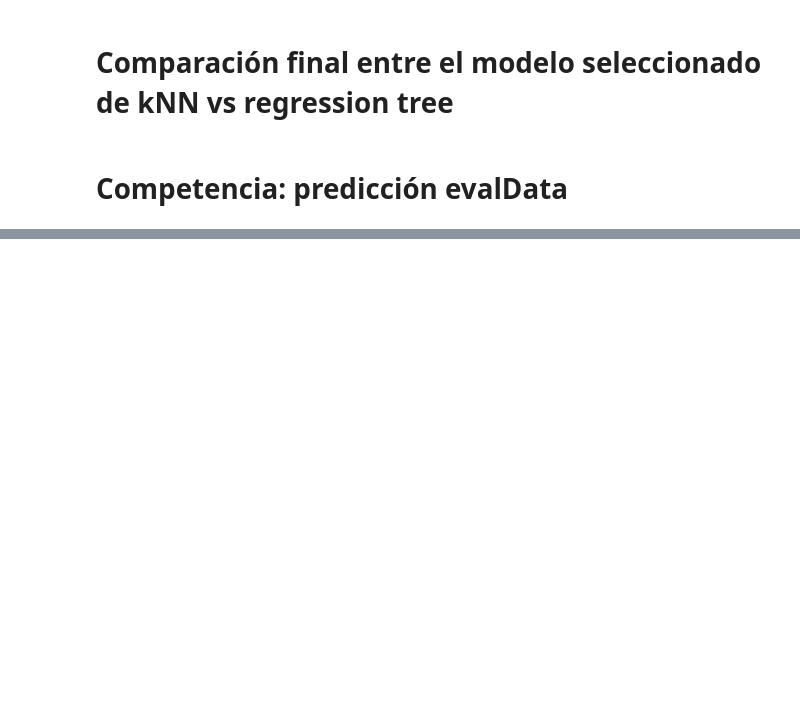
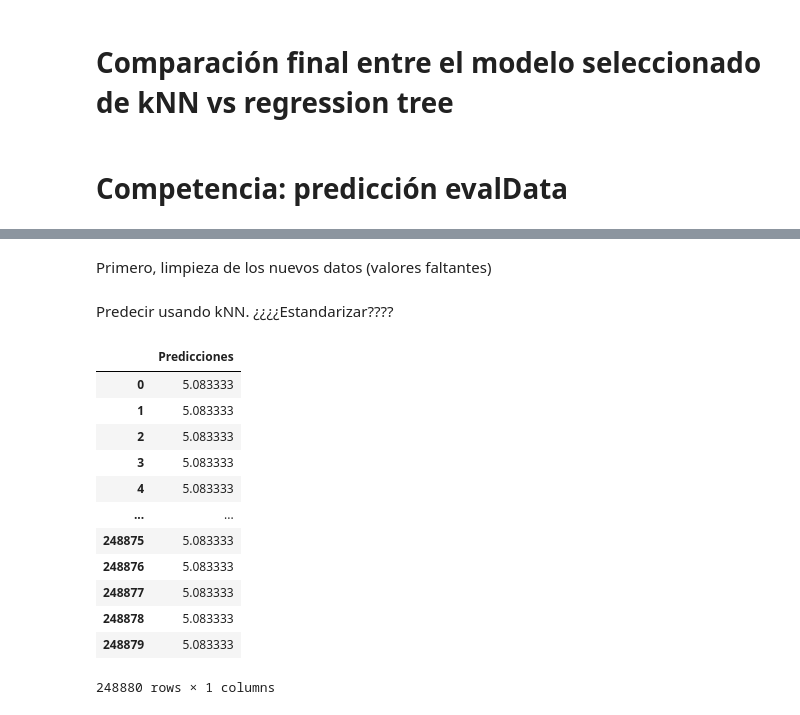
Before and after one commit to anitalittle/tarea2, a Jupyter notebook: tarea2_probando.ipynb, the cells around one changed output, grey strips where cells are left out. Drawn from its saved outputs; the diff is of its cells as text; code cells hidden in the pictures; blank space fills up the shorter version.

Commit message:
con predicciones-revisar predic knn

```diff
--- a/tarea2_probando.ipynb
+++ b/tarea2_probando.ipynb
@@ -743,0 +774,59 @@ df_test = pd.read_csv('evalData.csv')
+# %% [markdown]
+Primero, limpieza de los nuevos datos (valores faltantes)
+# %%
+import pandas as pd
+# Transformación para date:
+df_test['date'] = pd.to_datetime(df_test['date'])
+df_test['month'] = df_test['date'].dt.month
+df_test = df_test.drop(columns='date')
+
+# Transformación para departure_time:
+df_test['departure_time'] = pd.to_datetime(df_test['departure_time'], errors='coerce')  # Transformación y manejo de NaT
+# Extrae solo la hora de inicio (hh) y reemplaza NaT con un -1 por mientras
+df_test['departure_time'] = df_test['departure_time'].apply(lambda x: x.hour if not pd.isna(x) else -1)
+
+# Calcula la mediana de las horas de inicio (ignorando los valores -1)
+median_departure_time = df_test['departure_time'][df_test['departure_time'] != -1].median()
+
+# Imputa los valores -1 en 'departure_time' con la mediana
+df_test['departure_time'].replace(-1, median_departure_time, inplace=True)
+# %% [markdown]
+Predecir usando kNN.
+¿¿¿¿Estandarizar????
+# %%
+selected_features_knn = ['fligth_number', 'distance', 'departure_time']#, 'capacity', 'pax_low', 'revenues_usd', 'pax_midlow', 'int_cnx', 'p2p', 'month']
+
+X = df_train[selected_features_knn]
+y = df_train['noshow']
+knn_reg.fit(X, y)
+
+X_test = df_test[selected_features_knn]
+
+from sklearn.preprocessing import StandardScaler
+scaler = StandardScaler()
+
+X_test_est = scaler.fit_transform(X_test)
+
+predicciones_knn = knn_reg.predict(X_test_est)
+
+import pandas as pd
+predicciones_knn_df = pd.DataFrame(({'Predicciones': predicciones_knn}))
+predicciones_knn_df.to_csv('predicciones_knn.csv', index=False)
+
+predicciones_knn_df
+
+# NO SE POR QUÉ CUANDO ESTANDARIZO KNN HACE TODAS LAS PREDICCIONES IGUALES, PERO SI NO ESTANDARIZO NO
+# %% [output]
+|  | Predicciones |
+| 0 | 5.083333 |
+| 1 | 5.083333 |
+| 2 | 5.083333 |
+| 3 | 5.083333 |
+| 4 | 5.083333 |
+| ... | ... |
+| 248875 | 5.083333 |
+| 248876 | 5.083333 |
+| 248877 | 5.083333 |
+| 248878 | 5.083333 |
+| 248879 | 5.083333 |
+248880 rows × 1 columns
```
Also changed, not shown: parts of 14 cells of this notebook.
